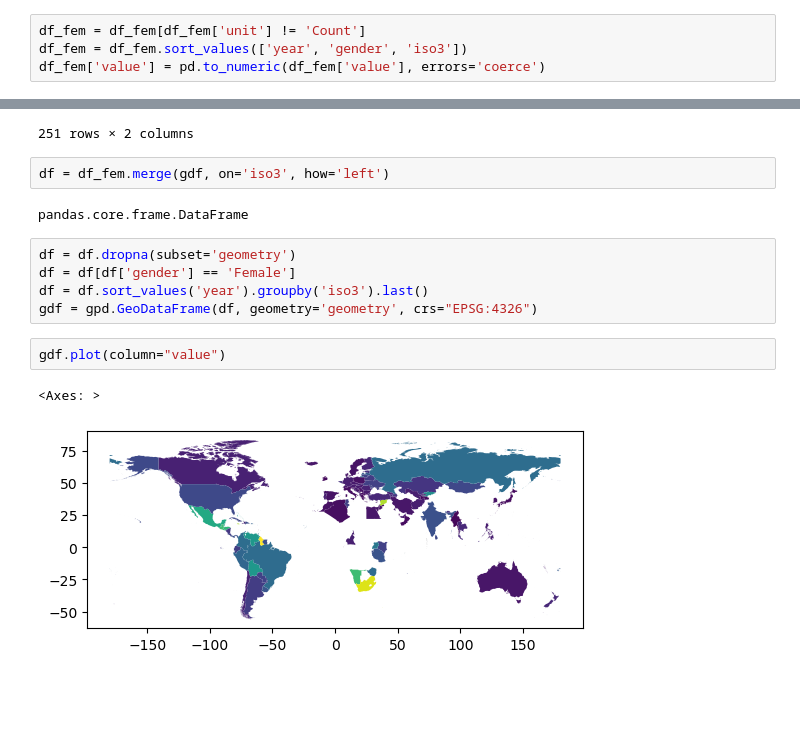
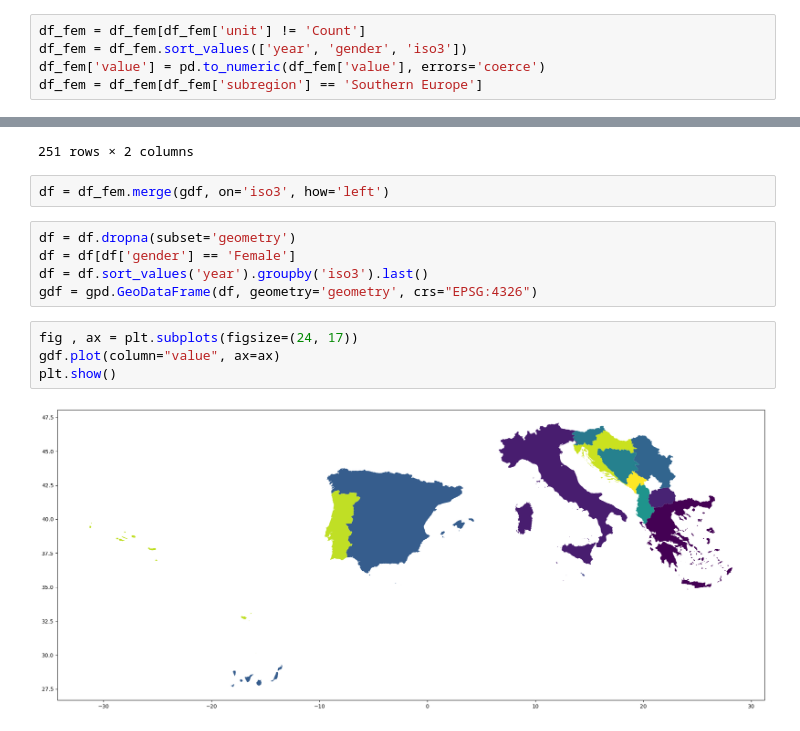
Before and after one commit to Tom-Whittington/Femicide_analysis, a Jupyter notebook: mapping.ipynb, the cells around one changed output, grey strips where cells are left out. Drawn from its saved outputs; the diff is of its cells as text; blank space fills up the shorter version.

```diff
--- a/mapping.ipynb
+++ b/mapping.ipynb
@@ -129,3 +121,4 @@ df_fem
 df_fem = df_fem[df_fem['unit'] != 'Count']
 df_fem = df_fem.sort_values(['year', 'gender', 'iso3'])
 df_fem['value'] = pd.to_numeric(df_fem['value'], errors='coerce')
+df_fem = df_fem[df_fem['subregion'] == 'Southern Europe']
@@ -155,15 +164,14 @@ gdf
 251 rows × 2 columns
 # %%
 df = df_fem.merge(gdf, on='iso3', how='left')
-# %% [output]
-pandas.core.frame.DataFrame
 # %%
 df = df.dropna(subset='geometry')
 df = df[df['gender'] == 'Female']
 df = df.sort_values('year').groupby('iso3').last()
 gdf = gpd.GeoDataFrame(df, geometry='geometry', crs="EPSG:4326")
 # %%
-gdf.plot(column="value")
+fig , ax = plt.subplots(figsize=(24, 17))
+gdf.plot(column="value", ax=ax)
+plt.show()
 # %% [output]
-<Axes: >
-[figure, old version]
+[figure, new version]
```
Also changed, not shown: parts of 6 cells of this notebook, 2 other files.
